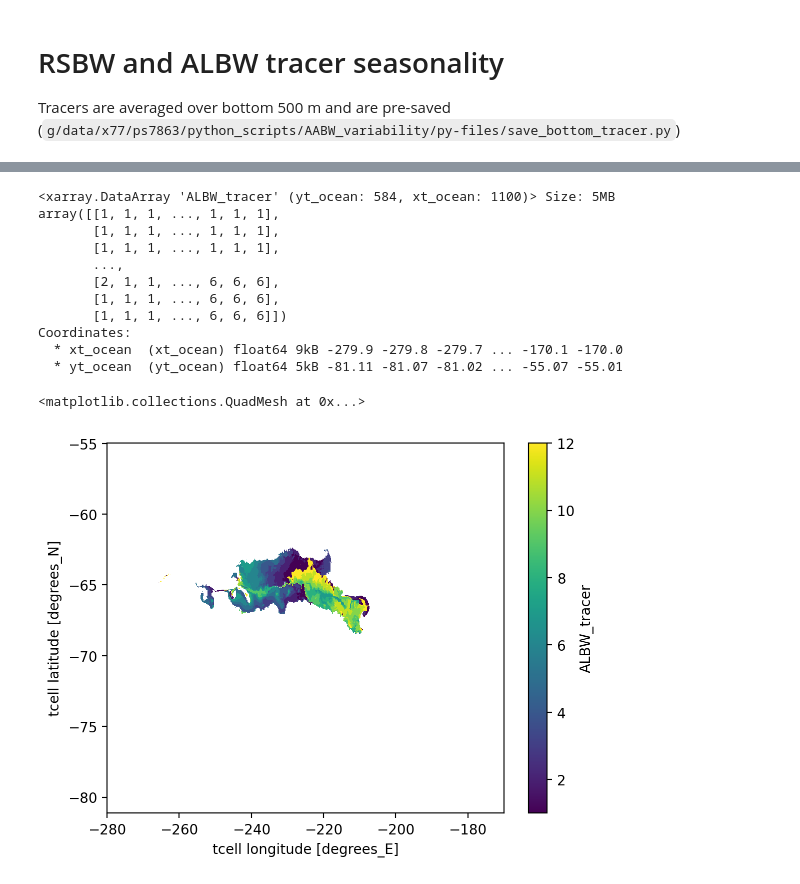
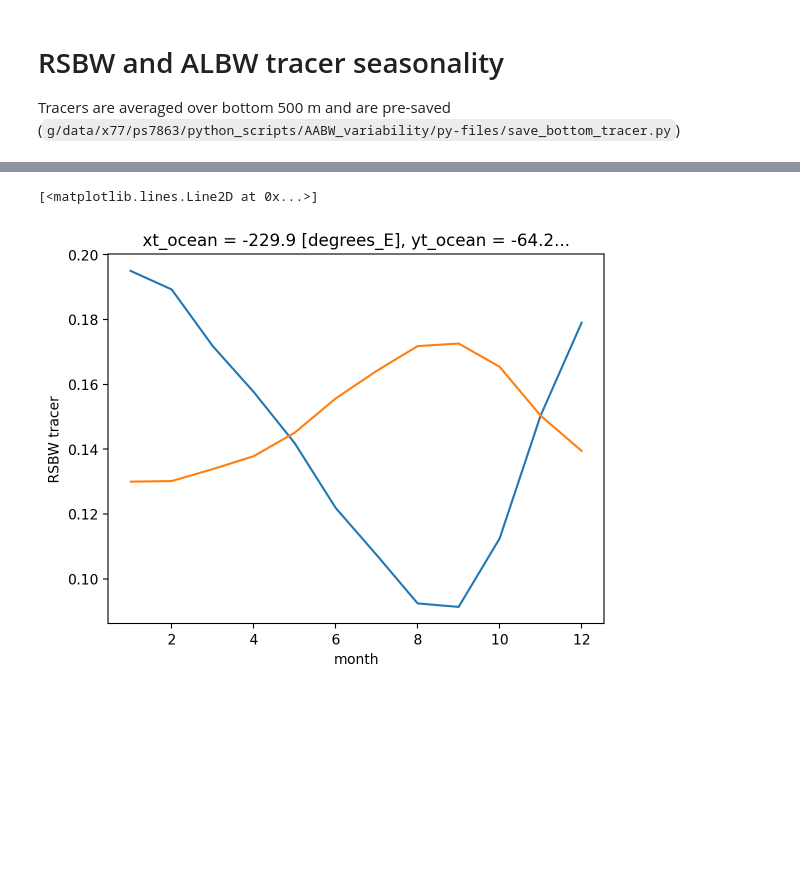
Before and after one commit to polinaesia/AABW_variability, a Jupyter notebook: tracer_seasonality.ipynb, the cells around one changed output, grey strips where cells are left out. Saved outputs shown, nothing was run; the diff lists cells and outputs as text; code cells hidden in the pictures; blank space fills up the shorter version.

```diff
--- a/tracer_seasonality.ipynb
+++ b/tracer_seasonality.ipynb
@@ -80,3 +101,9 @@ rsbw_clim = rsbw_tracer.groupby('time.month').mean('time')
+# %%
+albw_clim.isel(xt_ocean=500, yt_ocean=400).plot()
+rsbw_clim.isel(xt_ocean=500, yt_ocean=400).plot()
+# %% [output]
+[<matplotlib.lines.Line2D at 0x...>]
+[figure, added]
 # %%
 where_nan = np.isnan(albw_clim.sel(month=1))
 albw_clim = albw_clim.where(~where_nan,0)
@@ -88,22 +115,3 @@ rsbw_peak_month = rsbw_clim.argmax('month')+1
 # %%
 albw_range = albw_clim.max(dim='month') - albw_clim.min(dim='month')
 rsbw_range = rsbw_clim.max(dim='month') - rsbw_clim.min(dim='month')
-# %%
-albw_peak_month
-# %% [output]
-<xarray.DataArray 'ALBW_tracer' (yt_ocean: 584, xt_ocean: 1100)> Size: 5MB
-array([[1, 1, 1, ..., 1, 1, 1],
-       [1, 1, 1, ..., 1, 1, 1],
-       [1, 1, 1, ..., 1, 1, 1],
-       ...,
-       [2, 1, 1, ..., 6, 6, 6],
-       [1, 1, 1, ..., 6, 6, 6],
-       [1, 1, 1, ..., 6, 6, 6]])
-Coordinates:
-  * xt_ocean  (xt_ocean) float64 9kB -279.9 -279.8 -279.7 ... -170.1 -170.0
-  * yt_ocean  (yt_ocean) float64 5kB -81.11 -81.07 -81.02 ... -55.07 -55.01
-# %%
-albw_peak_month.where(albw_range > 0.015).plot()
-# %% [output]
-<matplotlib.collections.QuadMesh at 0x...>
-[figure, removed]
```
Also changed, not shown: parts of 16 cells of this notebook, 6 other files.
